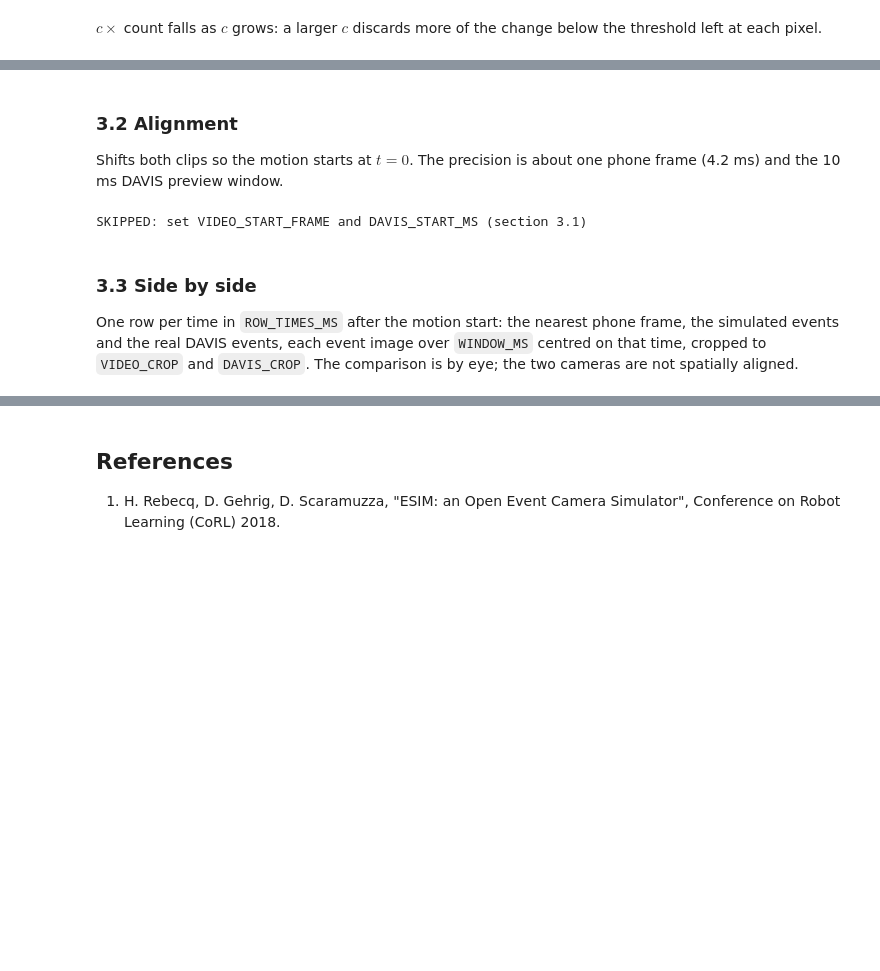
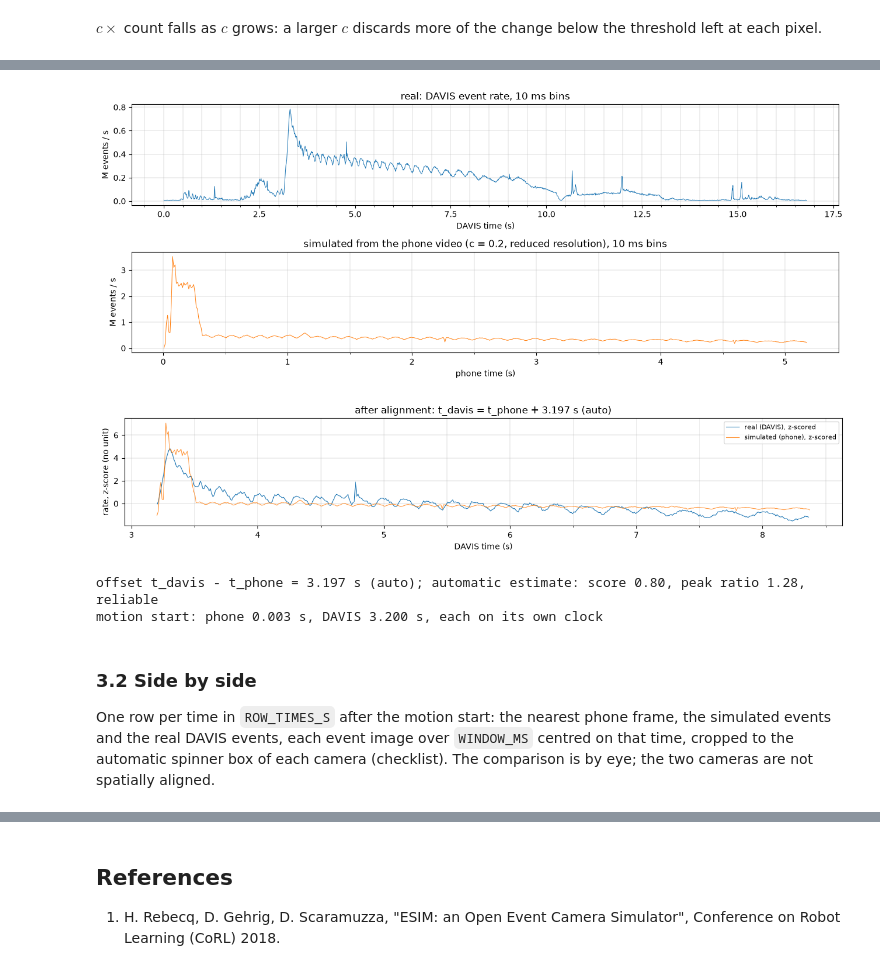
Before and after one commit to allusson/event-perception, a Jupyter notebook: notebooks/06_event_generation.ipynb, the cells around one changed output, grey strips where cells are left out. Cells and saved outputs as stored; diff of their text form; code cells hidden in the pictures; blank space fills up the shorter version.

Commit message:
Notebook 06: config cell, checklist, automatic alignment and spinner boxes
Co-Authored-By: Claude Opus 5.5 <noreply@anthropic.com>

```diff
--- a/notebooks/06_event_generation.ipynb
+++ b/notebooks/06_event_generation.ipynb
@@ -49,17 +51,12 @@ T_NOTEBOOK = time.time()
 # %%
-VIDEO_PATH = "data/video_data/spinner.mov"       # iPhone slow motion (or .mp4)
-DAVIS_PATH = "data/davis_data/spinner.aedat4"
-CAPTURE_FPS = 240                                # true capture rate of the phone clip
-VIDEO_T_START_S = 0.0                            # part of the phone clip to load, s
-VIDEO_DURATION_S = 8.0
-C_SIM = 0.2                                      # contrast threshold of the simulation
+VIDEO_PATH = "data/video_data/spinner1.mov"      # iPhone slow motion (or .mp4)
+DAVIS_PATH = "data/davis_data/spinner1.aedat4"   # DAVIS346 recording of the same scene
 
-VIDEO_START_FRAME = None       # first phone frame where the spinner has moved (section 3.1)
-DAVIS_START_MS = None          # start of the first DAVIS window that lights up, ms (section 3.1)
-VIDEO_PREVIEW_START_S = 0.2    # where the phone preview begins, s on the loaded clip's clock
-DAVIS_PREVIEW_START_S = 3      # where the DAVIS preview begins, s on the DAVIS clock
+# Overrides: leave as None for automatic
+SYNC = None        # or (t_phone_s, t_davis_s): one moment that is the same in both clips, read off the alignment plot in section 3.1
 
-VIDEO_CROP = None              # (x0, y0, x1, y1) around the spinner in the phone frames
-DAVIS_CROP = None              # (x0, y0, x1, y1) around the spinner in the DAVIS events
-ROW_TIMES_MS = (0, 50, 150, 300)   # times since motion start shown side by side
-WINDOW_MS = 5                  # event image window
+# Advanced (usually leave as is)
+CAPTURE_FPS = 240                    # true capture rate of the phone clip
+C_SIM = 0.2                          # contrast threshold of the simulation
+ROW_TIMES_S = (0, 0.05, 0.15, 0.3)   # times since the motion start shown side by side, s
+WINDOW_MS = 5                        # event image window, ms
@@ -86,10 +167,8 @@ Loads the phone clip with `load_video(VIDEO_PATH, capture_fps=CAPTURE_FPS)`, fro
 # %%
-video = sim = None
-if not os.path.exists(VIDEO_PATH):
+sim = None
+if video is None:
     print(f"SKIPPED: {VIDEO_PATH} not found")
 else:
-    video = load_video(VIDEO_PATH, capture_fps=CAPTURE_FPS, t_start_s=VIDEO_T_START_S, duration_s=VIDEO_DURATION_S)
-    print(f"loaded {video.n_frames} frames, {video.n_frames / CAPTURE_FPS:.2f} s from {VIDEO_T_START_S} s")
     t0 = time.time()
     sim = simulate_events(video, c=C_SIM)
     print(f"c = {C_SIM}: {sim.n_events:,} events ({np.mean(sim.events['p'] == 1):.1%} ON) "
@@ -209,22 +218,25 @@ Set VIDEO_START_FRAME and DAVIS_START_MS in section 0 from the previews above, t
-# %% [markdown]
-### 3.2 Alignment
-
-Shifts both clips so the motion starts at $t = 0$. The precision is about one phone frame (4.2 ms) and the 10 ms DAVIS preview window.
 # %%
-if not ready:
-    print("SKIPPED: set VIDEO_START_FRAME and DAVIS_START_MS (section 3.1)")
+if sync is None:
+    print(f"SKIPPED: {', '.join(missing)} not found")
 else:
-    t_video0 = int(video.frame_t[VIDEO_START_FRAME])
-    t_davis0 = int(round(DAVIS_START_MS * 1e3))
+    plot_alignment(sync)
+    print(describe(sync))
+    print(f"motion start: phone {t_video0_s:.3f} s, DAVIS {t_davis0_s:.3f} s, each on its own clock")
+    if not sync.reliable and SYNC is None:
+        print("NOTE: the automatic alignment is not reliable. If the curves in the second figure do not line up, pick one "
+              "moment visible in both curves of the first figure and set SYNC = (t_phone_s, t_davis_s) in section 0. "
+              "Continuing with the automatic value.")
+    t_video0, t_davis0 = int(round(t_video0_s * 1e6)), int(round(t_davis0_s * 1e6))
     video_t = video.frame_t - t_video0                         # phone frame times since motion start, us
     sim_ev = sim.events.copy(); sim_ev["t"] -= t_video0
     real_ev = davis.events.copy(); real_ev["t"] -= t_davis0
-    print(f"phone: motion starts at frame {VIDEO_START_FRAME}, offset {t_video0 / 1e3:.1f} ms")
-    print(f"DAVIS: motion starts at {DAVIS_START_MS} ms, offset {t_davis0 / 1e3:.1f} ms")
 # %% [output]
+[figure, added]
+[figure, added]
-SKIPPED: set VIDEO_START_FRAME and DAVIS_START_MS (section 3.1)
+offset t_davis - t_phone = 3.197 s (auto); automatic estimate: score 0.80, peak ratio 1.28, reliable
+motion start: phone 0.003 s, DAVIS 3.200 s, each on its own clock
 # %% [markdown]
-### 3.3 Side by side
+### 3.2 Side by side
 
-One row per time in `ROW_TIMES_MS` after the motion start: the nearest phone frame, the simulated events and the real DAVIS events, each event image over `WINDOW_MS` centred on that time, cropped to `VIDEO_CROP` and `DAVIS_CROP`. The comparison is by eye; the two cameras are not spatially aligned.
+One row per time in `ROW_TIMES_S` after the motion start: the nearest phone frame, the simulated events and the real DAVIS events, each event image over `WINDOW_MS` centred on that time, cropped to the automatic spinner box of each camera (checklist). The comparison is by eye; the two cameras are not spatially aligned.
 # %%
```
Also changed, not shown: parts of 13 cells of this notebook.
